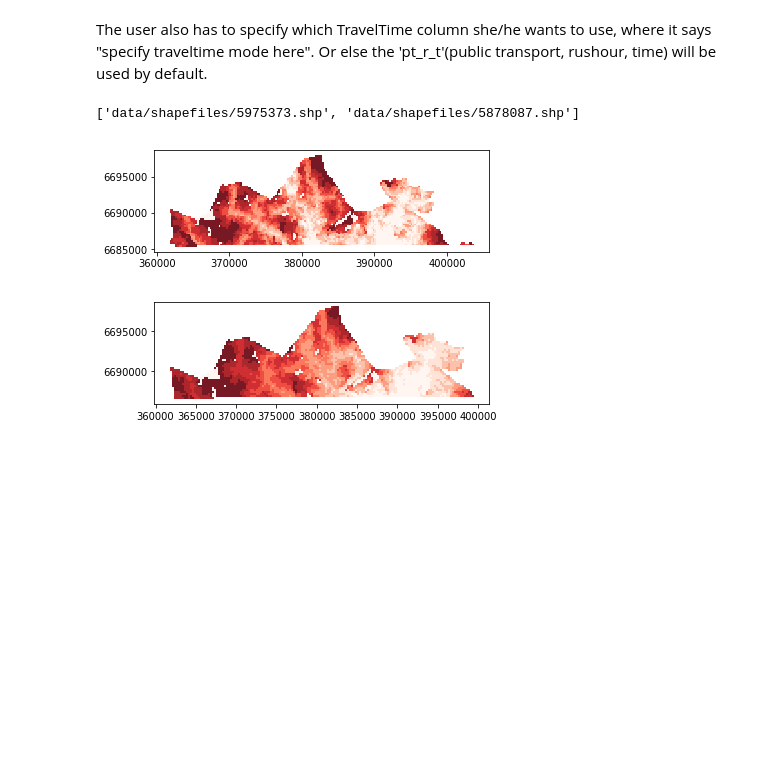
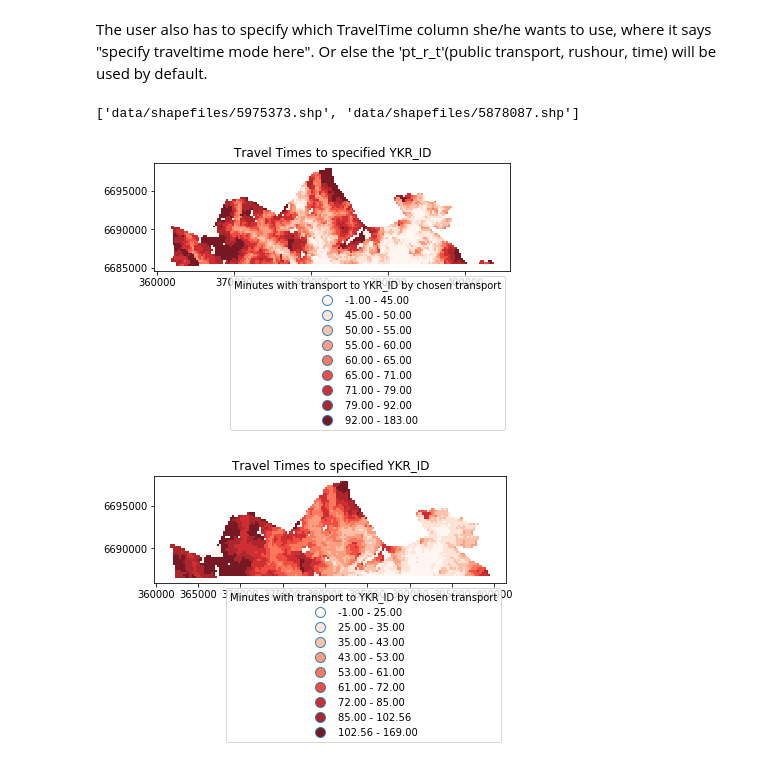
Before and after one commit to sagmoen/final-assignment-sagmoen, a Jupyter notebook: Final-assignment.ipynb, the cells around one changed output. Saved outputs shown, nothing was run; the diff lists cells and outputs as text; code cells hidden in the pictures; blank space fills up the shorter version.

```diff
--- a/Final-assignment.ipynb
+++ b/Final-assignment.ipynb
@@ -133,30 +133,44 @@ The user also has to specify which TravelTime column she/he wants to use, where
 # %%
 import glob
 import os
 import geopandas as gpd
 import pandas as pd
 import matplotlib.pyplot as plt
+import contextily as ctx
 %matplotlib inline
 
 shp_files = glob.glob('data/shapefiles/*.shp')
 print(shp_files)
 
 #SPECIFY COLUMN YOU WOULD LIKE TO SPECIFY HERE
 column_for_visualising = "pt_r_t"
 
 for idx, fp in enumerate(shp_files):
     #print(fp)
     shp_data = gpd.read_file(fp)
     #print(shp_data.head())
 
     #create map using matplotlib.plt
-    my_map = shp_data.plot(column=column_for_visualising, linewidth=0.03, cmap="Reds", scheme="quantiles", k=9, alpha=0.9)
+    my_map = shp_data.plot(column=column_for_visualising, linewidth=0.03, cmap="Reds", scheme="quantiles", k=9, alpha=0.9, legend=True)
+
+    #get legend and place it at the map
+    my_map.get_legend().set_title("Minutes with transport to YKR_ID by chosen transport")
+    my_map.get_legend().set_bbox_to_anchor((1.0, 0.0))
+
+    #set title
+    my_map.set_title('Travel Times to specified YKR_ID')
+
+    #remove empty white-space around the axes
+    plt.tight_layout()
+
+    #add basemap
+    #ctx.add_basemap(my_map, url = ctx.tile_providers.OSM_A)
 
     # Save the figure as png file with resolution of 300 dpi
     out_p_m = ('data/static_maps/')
     out_fp_m = os.path.join(out_p_m + YKR_ID + '.png')
-    plt.savefig(out_fp_m, dpi=300)
+    plt.savefig(out_fp_m)
 # %% [output]
 ['data/shapefiles/5975373.shp', 'data/shapefiles/5878087.shp']
-[figure, old version]
+[figure, new version]
-[figure, old version]
+[figure, new version]
```
Also changed, not shown: 1 other file.
